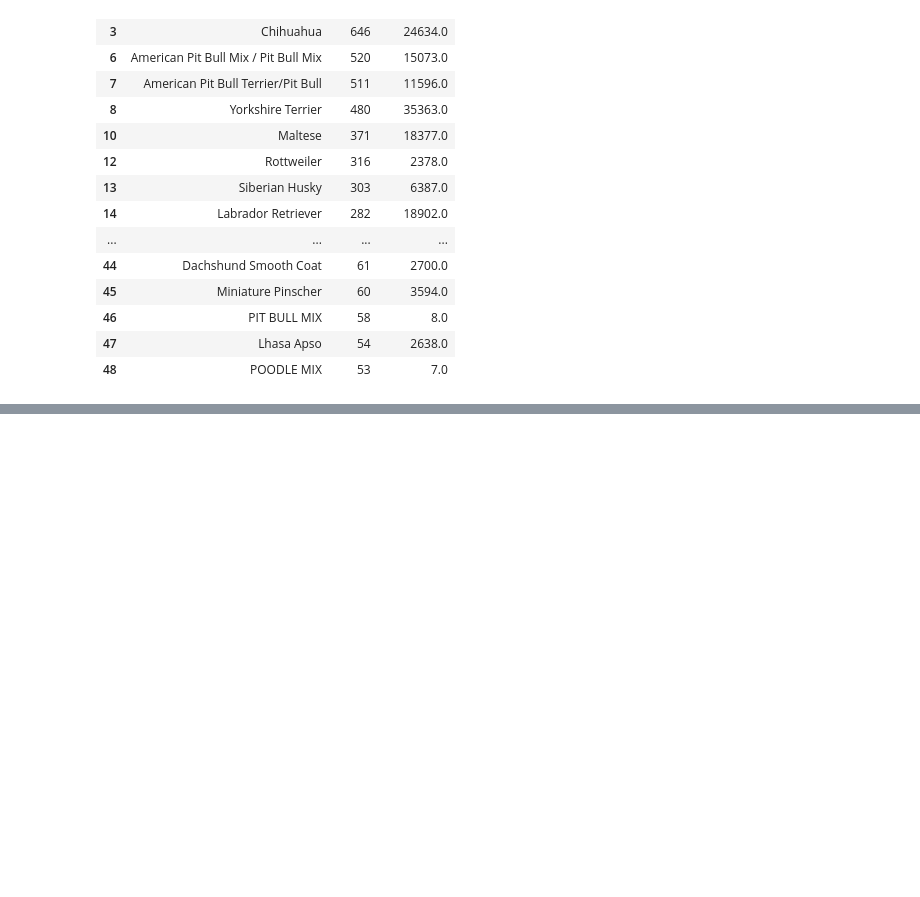
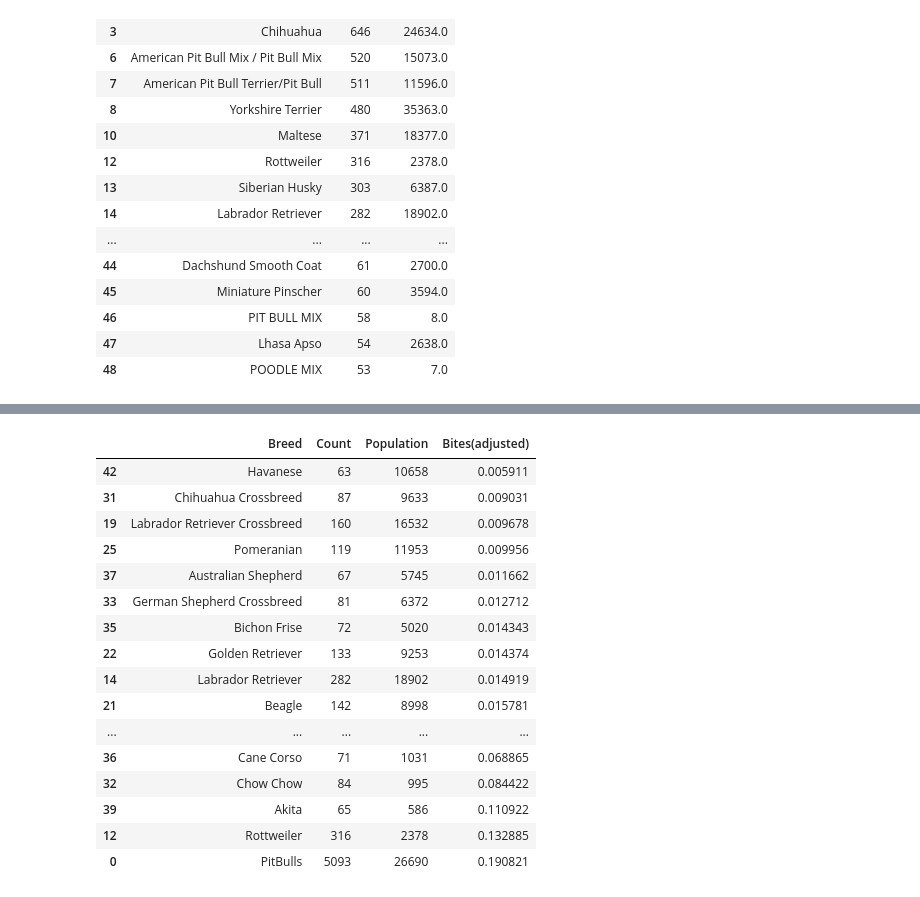
Before and after one commit to StarkArk/Tailored_Tails, a Jupyter notebook: Visualizations/data_and_code/visualization_notebook.ipynb, the cells around one changed output, grey strips where cells are left out. Saved outputs shown, nothing was run; the diff lists cells and outputs as text; code cells hidden in the pictures; blank space fills up the shorter version.

```diff
--- a/Visualizations/data_and_code/visualization_notebook.ipynb
+++ b/Visualizations/data_and_code/visualization_notebook.ipynb
@@ -225,0 +239,28 @@ dog_bites_merged_clipped_df.head(50)
+# %%
+# Combine Pit Bulls, Poodles, Terriers
+# Add up pop for Terrier, PitBull, German Shephard, and Poodles
+# PitBull index => [0, 6, 7, 46], Terrier index => [8, 20, 24, 30, 40]
+# Poodles => [15, 41, 48]
+
+# Counts
+pitbull_bites = dog_bites_merged_clipped_df['Count'].loc[[0, 6, 7, 46]].sum()
+terrier_bites = dog_bites_merged_clipped_df['Count'].loc[[8, 20, 24, 30, 40]].sum()
+poodle_bites = dog_bites_merged_clipped_df['Count'].loc[[15, 41, 48]].sum()
+
+# Population Count
+pitbull_population = dog_bites_merged_clipped_df['Population'].loc[[0, 6, 7, 46]].sum()
+terrier_population = dog_bites_merged_clipped_df['Population'].loc[[8, 20, 24, 30, 40]].sum()
+poodle_population = dog_bites_merged_clipped_df['Population'].loc[[15, 41, 48]].sum()
+
+# Create and append combined info to the DataFrame and Drop constituent data from DataFrame
+ptp_addend_df = pd.DataFrame([['PitBulls', pitbull_bites, pitbull_population],
+                              ['Terriers', terrier_bites, terrier_population],
+                              ['Poodles', poodle_bites, poodle_population]],
+                            columns = ['Breed','Count','Population'])
+
+# Drop consolidated columns
+dog_bites_merged_consol_drop_df = dog_bites_merged_clipped_df.drop(axis=0, index=[0, 6, 7, 46, 8, 20, 24, 30, 40, 15, 41, 48])
+
+top_dbites_consolidated_df = pd.concat([dog_bites_merged_consol_drop_df, ptp_addend_df])
+
+top_dbites_consolidated_df
@@ -225,0 +285,25 @@ dog_bites_merged_clipped_df.head(50)
+# %%
+# Add a calculated column that adjusts for Dog Population in Licensing Data
+top_dbites_consolidated_df[['Count', 'Population']] = top_dbites_consolidated_df[['Count', 'Population']].astype(dtype=int)
+
+top_dbites_consolidated_df['Bites(adjusted)'] = top_dbites_consolidated_df['Count']/top_dbites_consolidated_df['Population']
+
+top_dbites_consolidated_df.sort_values(by=['Bites(adjusted)'])
+# %% [output]
+|  | Breed | Count | Population | Bites(adjusted) |
+| 42 | Havanese | 63 | 10658 | 0.005911 |
+| 31 | Chihuahua Crossbreed | 87 | 9633 | 0.009031 |
+| 19 | Labrador Retriever Crossbreed | 160 | 16532 | 0.009678 |
+| 25 | Pomeranian | 119 | 11953 | 0.009956 |
+| 37 | Australian Shepherd | 67 | 5745 | 0.011662 |
+| 33 | German Shepherd Crossbreed | 81 | 6372 | 0.012712 |
+| 35 | Bichon Frise | 72 | 5020 | 0.014343 |
+| 22 | Golden Retriever | 133 | 9253 | 0.014374 |
+| 14 | Labrador Retriever | 282 | 18902 | 0.014919 |
+| 21 | Beagle | 142 | 8998 | 0.015781 |
+| ... | ... | ... | ... | ... |
+| 36 | Cane Corso | 71 | 1031 | 0.068865 |
+| 32 | Chow Chow | 84 | 995 | 0.084422 |
+| 39 | Akita | 65 | 586 | 0.110922 |
+| 12 | Rottweiler | 316 | 2378 | 0.132885 |
+| 0 | PitBulls | 5093 | 26690 | 0.190821 |
```
Also changed, not shown: parts of 7 cells of this notebook, 12 other files.
